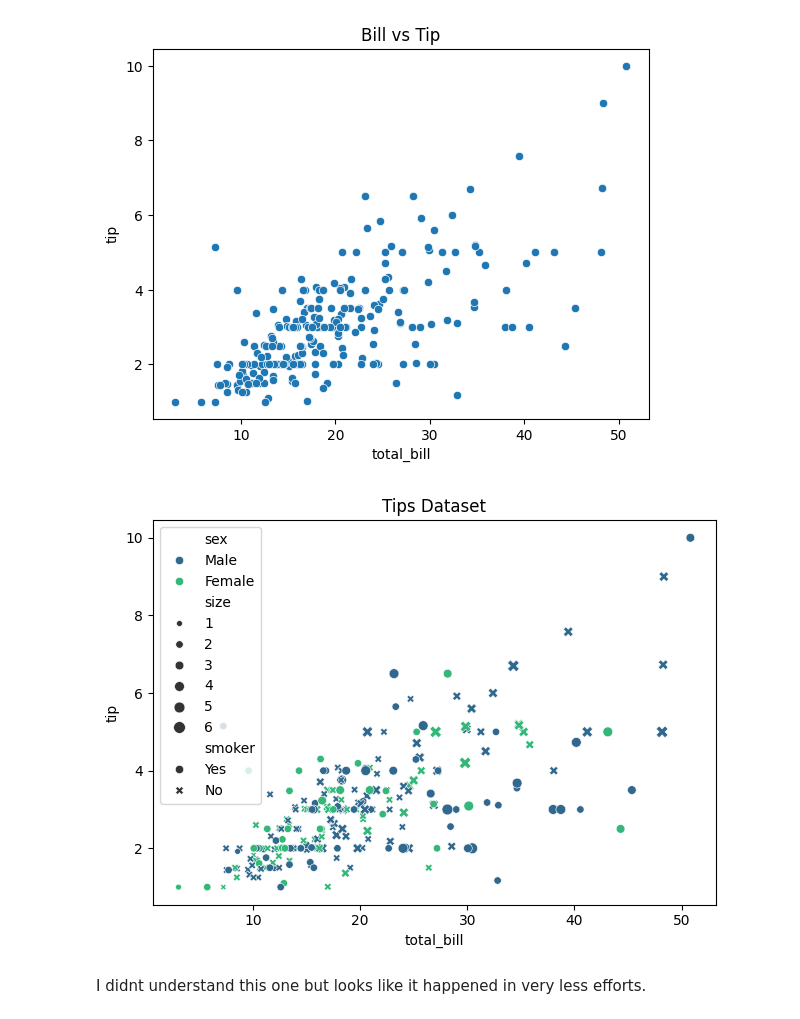
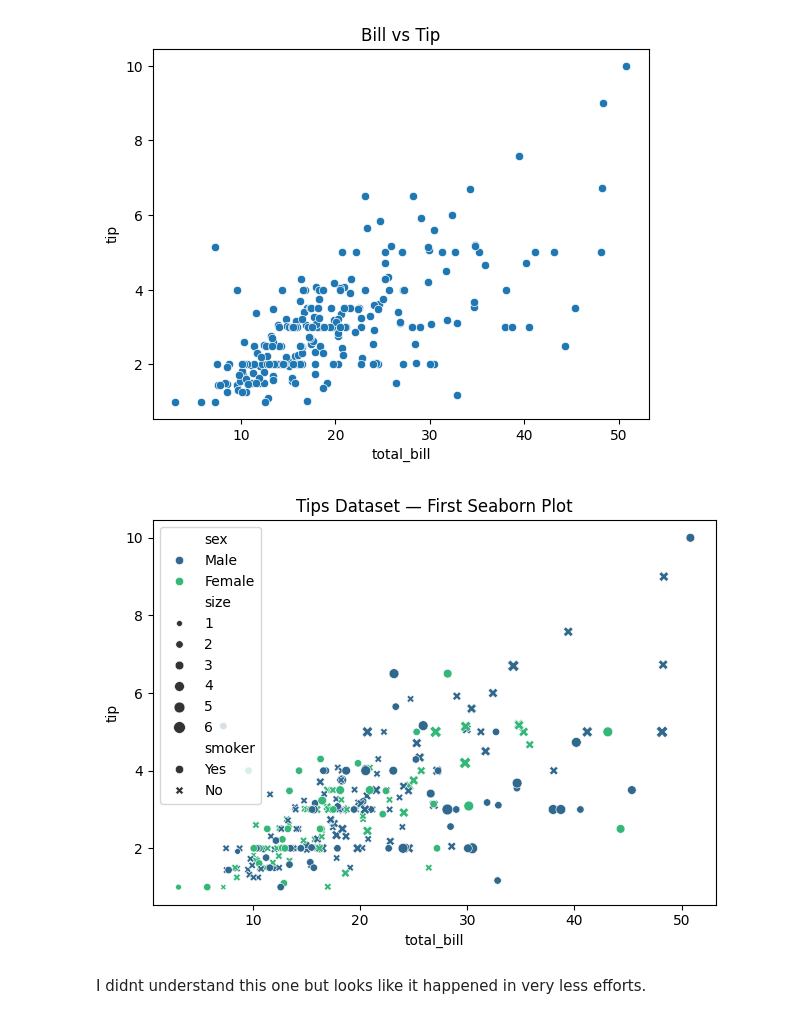
Before and after one commit to OnkarGhadage/seaborn-learning, a Jupyter notebook: 01_Installation_and_Setup/01_Installation_and_Setup.ipynb, the cells around one changed output. Drawn from its saved outputs; the diff is of its cells as text; code cells hidden in the pictures.

Commit message:
Add learnings of installation and setup of seaborn

```diff
--- a/01_Installation_and_Setup/01_Installation_and_Setup.ipynb
+++ b/01_Installation_and_Setup/01_Installation_and_Setup.ipynb
@@ -66,17 +66,17 @@ plt.show()
 # %%
 # Seaborn plot
 
 sns.scatterplot(data=df,
-               x = 'total_bill',
-               y = 'tip',
-               hue = 'sex',
-               style = 'smoker',
-               size = 'size',
-               palette = 'viridis')
-plt.title('Tips Dataset')
+                x='total_bill',
+                y='tip',
+                hue='sex',        # color by gender — one parameter!
+                style='smoker',   # shape by smoker status
+                size='size',      # dot size by party size
+                palette='viridis')
+plt.title("Tips Dataset — First Seaborn Plot")
 plt.tight_layout()
 plt.show()
 # %% [output]
-[figure, old version]
+[figure, new version]
 # %% [markdown]
 I didnt understand this one but looks like it happened in very less efforts.
```
